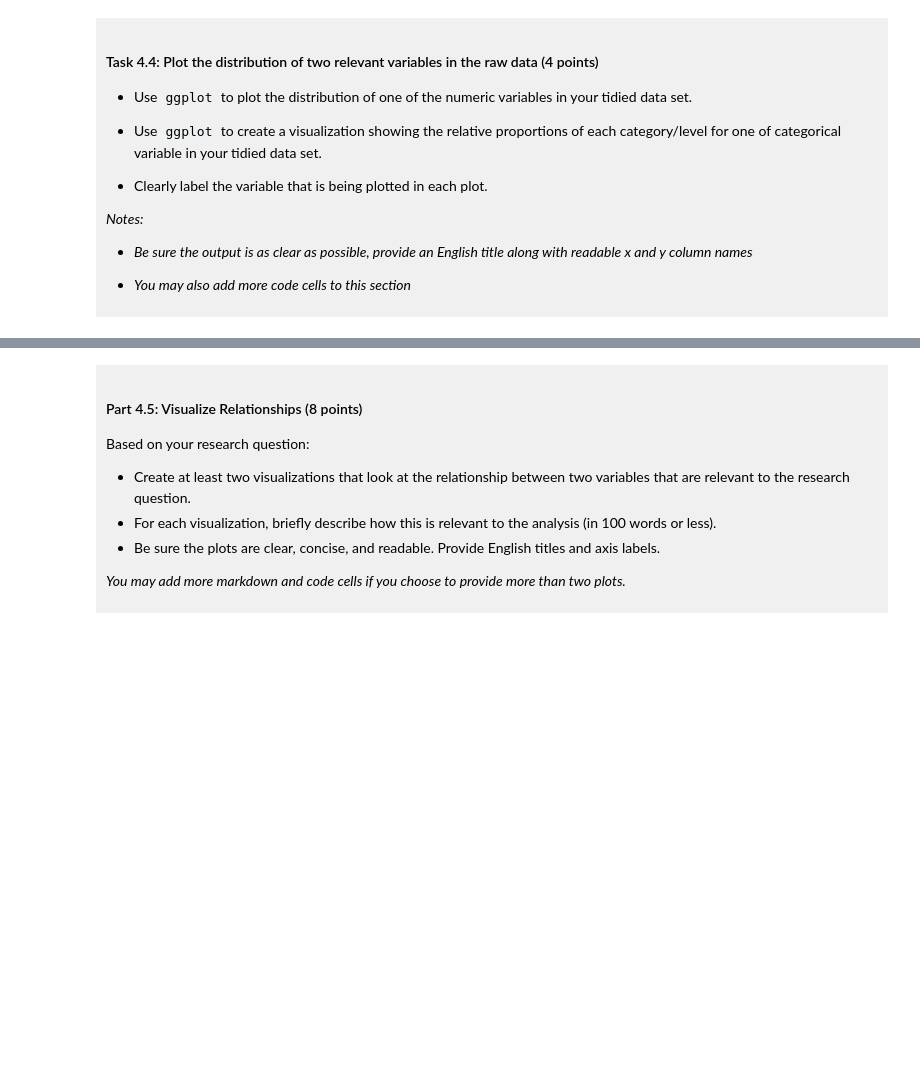
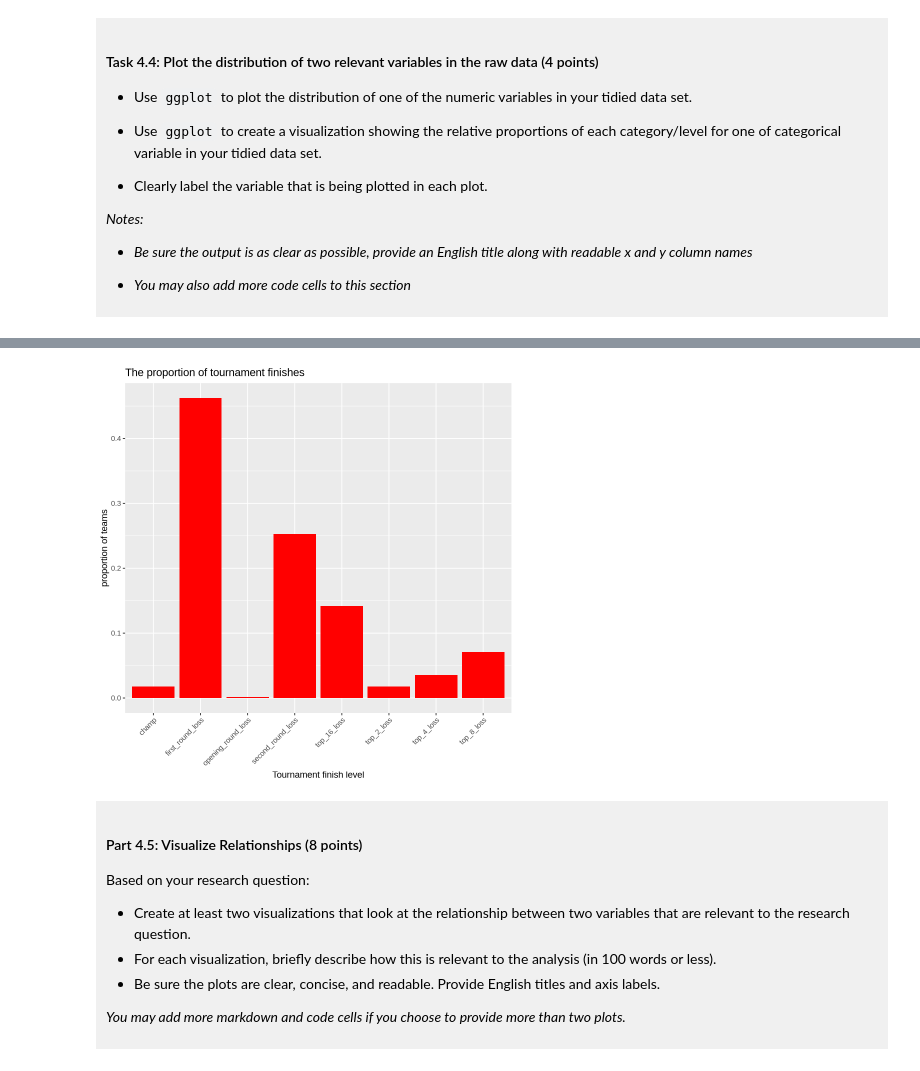
Before and after one commit to baratisadra/Tournament-finish-prediction, a Jupyter notebook: dsci-100-project-notebook.ipynb, the cells around one changed output, grey strips where cells are left out. Drawn from its saved outputs; the diff is of its cells as text; code cells hidden in the pictures; blank space fills up the shorter version.

```diff
--- a/dsci-100-project-notebook.ipynb
+++ b/dsci-100-project-notebook.ipynb
@@ -305,5 +346,14 @@ In this section, you will explore the data and summarize some relationships. </d
 # %%
-### EDIT THIS CODE CELL FOR PLOT 2 ###
+# I will use a barplot with the proportions instead of raw counts,
+# showing the relative proportions of each category/level
+# for one of categorical variable in my tidied data set.
+rel_prop_vis <- ggplot(tidy_wmmb, aes(x = tourney_finish)) +
+geom_bar(aes(y = after_stat(prop), group = 1), fill = "red")+
+labs(x = "Tournament finish level", y = "proportion of teams", title = "The proportion of tournament finishes")+
+theme(axis.text.x = element_text(angle = 45, hjust = 1))
+rel_prop_vis
+# %% [output]
+[figure, added]
 # %% [markdown]
 <div style="background-color: #f0f0f0; padding: 10px;">
 
```
Also changed, not shown: parts of 9 cells of this notebook.
